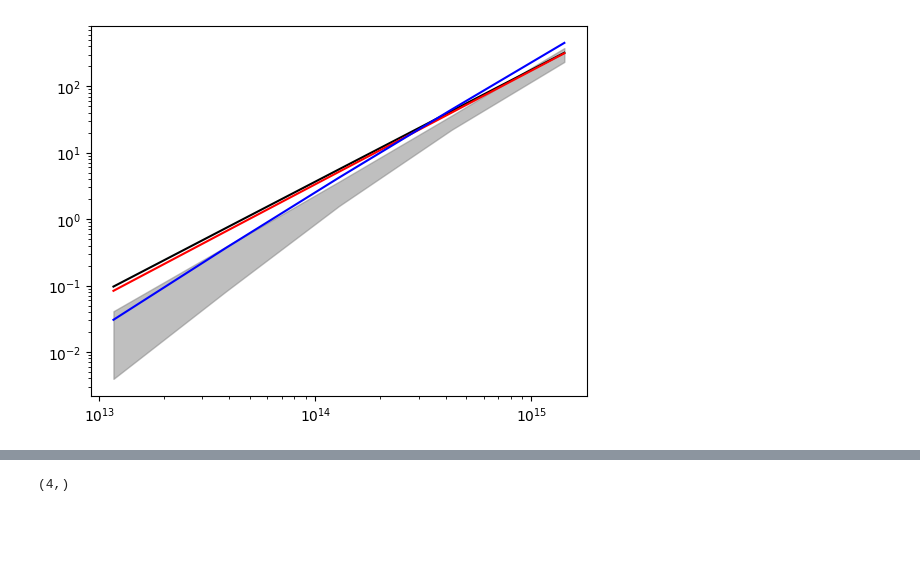
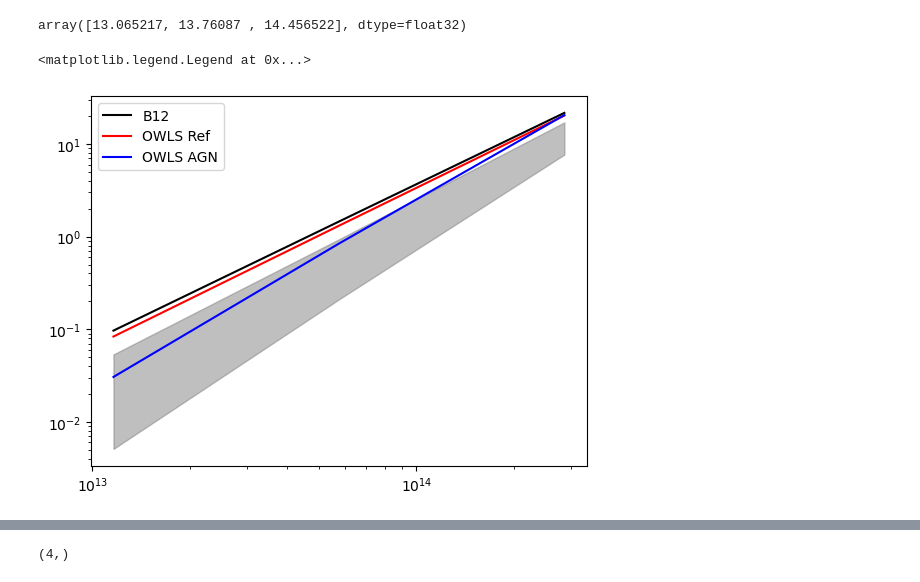
Before and after one commit to shivampcosmo/GODMAX, a Jupyter notebook: notebooks/ACTxDES/calculate_ppd.ipynb, the cells around one changed output, grey strips where cells are left out. Cells and saved outputs as stored; diff of their text form; code cells hidden in the pictures; blank space fills up the shorter version.

```diff
--- a/notebooks/ACTxDES/calculate_ppd.ipynb
+++ b/notebooks/ACTxDES/calculate_ppd.ipynb
@@ -286,23 +389,31 @@ Shift probability considering all parameters:
 # %%
-saved = pk.load(open(abs_path_results + '/DESxACT/plot_data/Pksup_YMerr_plot_data_nsamps_5000_v10_all_probes_widemuej.pkl','rb'))
-YM_ratio_all_samp4 = saved['YM_ratio_all_samp']
+# saved = pk.load(open(abs_path_results + '/DESxACT/plot_data/Pksup_YMerr_plot_data_nsamps_5000_v11_all_probes_widemuej.pkl','rb'))
+# YM_ratio_all_samp4 = saved['YM_ratio_all_samp']
 
-saved = pk.load(open(abs_path_results + '/DESxACT/plot_data/Pksup_YMerr_plot_data_nsamps_6000_v10_all_probes_widemuej.pkl','rb'))
-YM_ratio_all_samp5 = saved['YM_ratio_all_samp']
+# saved = pk.load(open(abs_path_results + '/DESxACT/plot_data/Pksup_YMerr_plot_data_nsamps_6000_v11_all_probes_widemuej.pkl','rb'))
+# YM_ratio_all_samp5 = saved['YM_ratio_all_samp']
 
-saved = pk.load(open(abs_path_results + '/DESxACT/plot_data/Pksup_YMerr_plot_data_nsamps_7000_v10_all_probes_widemuej.pkl','rb'))
-YM_ratio_all_samp6 = saved['YM_ratio_all_samp']
+# saved = pk.load(open(abs_path_results + '/DESxACT/plot_data/Pksup_YMerr_plot_data_nsamps_7000_v11_all_probes_widemuej.pkl','rb'))
+# YM_ratio_all_samp6 = saved['YM_ratio_all_samp']
 
-saved = pk.load(open(abs_path_results + '/DESxACT/plot_data/Pksup_YMerr_plot_data_nsamps_8000_v10_all_probes_widemuej.pkl','rb'))
-YM_ratio_all_samp7 = saved['YM_ratio_all_samp']
+# saved = pk.load(open(abs_path_results + '/DESxACT/plot_data/Pksup_YMerr_plot_data_nsamps_8000_v11_all_probes_widemuej.pkl','rb'))
+# YM_ratio_all_samp7 = saved['YM_ratio_all_samp']
 
-YM_ratio_all_samp = np.concatenate((YM_ratio_all_samp4, YM_ratio_all_samp5, YM_ratio_all_samp6, YM_ratio_all_samp7), axis=0)
+# YM_ratio_all_samp = np.concatenate((YM_ratio_all_samp4, YM_ratio_all_samp5, YM_ratio_all_samp6, YM_ratio_all_samp7), axis=0)
 
-M_array = saved['M_array']
+# M_array = saved['M_array']
+# %%
+saved = pk.load(open(abs_path_results + f'/DESxACT/plot_data/Pksup_YMerr_v12_maskPS_True_plot_data_nsamps_6000_v12_all_probes.pkl','rb'))
+YM_ratio_all_samp = saved['YM_ratio_all_samp']
+
+M_array = saved['M_array']
 # %%
-indsel = np.where((M_array > 1e13) & (M_array < 2e15))[0][::3]
+indsel = np.where((M_array > 1e13) & (M_array < 1e15))[0][::4]
 YM_ratio_all_samp_sel = YM_ratio_all_samp[:,indsel]
 M_array_sel = M_array[indsel]
+np.log10(M_array_sel)
+# %% [output]
+array([13.065217, 13.76087 , 14.456522], dtype=float32)
 # %%
 # YM_ratio_all_samp_sel.shape
 Ymin = np.percentile(YM_ratio_all_samp_sel, 16, axis=0)
@@ -326,11 +437,13 @@ Y_owls_agn_sel = np.exp(Y_owls_agn_interp(np.log(M_array_sel)))
 # %%
 pl.figure()
 pl.plot(M_array_sel, Y_B12_sel, color='k', label='B12')
 pl.plot(M_array_sel, Y_owls_ref_sel, color='r', label='OWLS Ref')
 pl.plot(M_array_sel, Y_owls_agn_sel, color='b', label='OWLS AGN')
 pl.fill_between(M_array_sel, Ymin, Ymax, color='gray', alpha=0.5)
 pl.xscale('log')
 pl.yscale('log')
+pl.legend()
 # %% [output]
+<matplotlib.legend.Legend at 0x...>
-[figure, old version]
+[figure, new version]
 # %%
```
Also changed, not shown: parts of 24 cells of this notebook, 33 other files.
